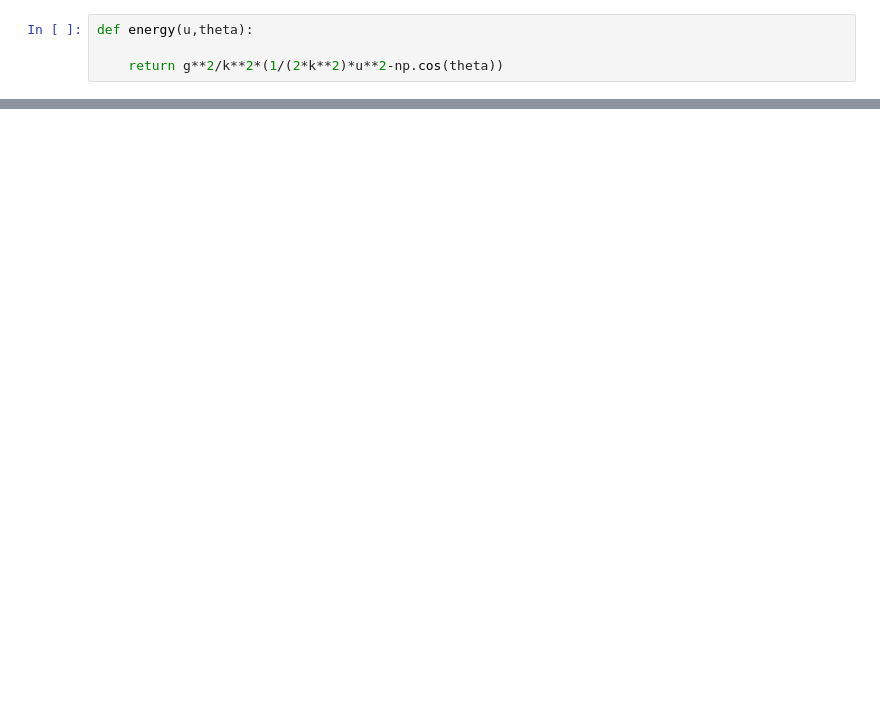
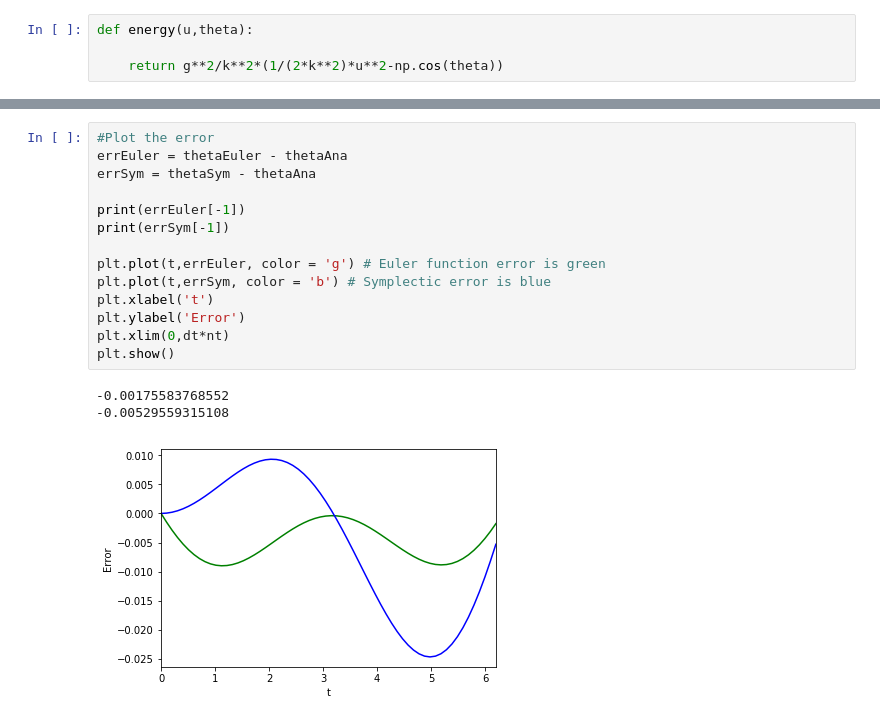
Before and after one commit to remysucre/SimplePendulum, a Jupyter notebook: Pendulum_Symplectic.ipynb, the cells around one changed output, grey strips where cells are left out. Drawn from its saved outputs; the diff is of its cells as text; blank space fills up the shorter version.

Commit message:
added error analysis

```diff
--- a/Pendulum_Symplectic.ipynb
+++ b/Pendulum_Symplectic.ipynb
@@ -116,0 +154,18 @@ plt.show()
+# %%
+#Plot the error
+errEuler = thetaEuler - thetaAna
+errSym = thetaSym - thetaAna
+
+print(errEuler[-1])
+print(errSym[-1])
+
+plt.plot(t,errEuler, color = 'g') # Euler function error is green
+plt.plot(t,errSym, color = 'b') # Symplectic error is blue
+plt.xlabel('t')
+plt.ylabel('Error')
+plt.xlim(0,dt*nt)
+plt.show()
+# %% [output]
+-0.00175583768552
+-0.00529559315108
+[figure, added]
```
Also changed, not shown: parts of 13 cells of this notebook.
